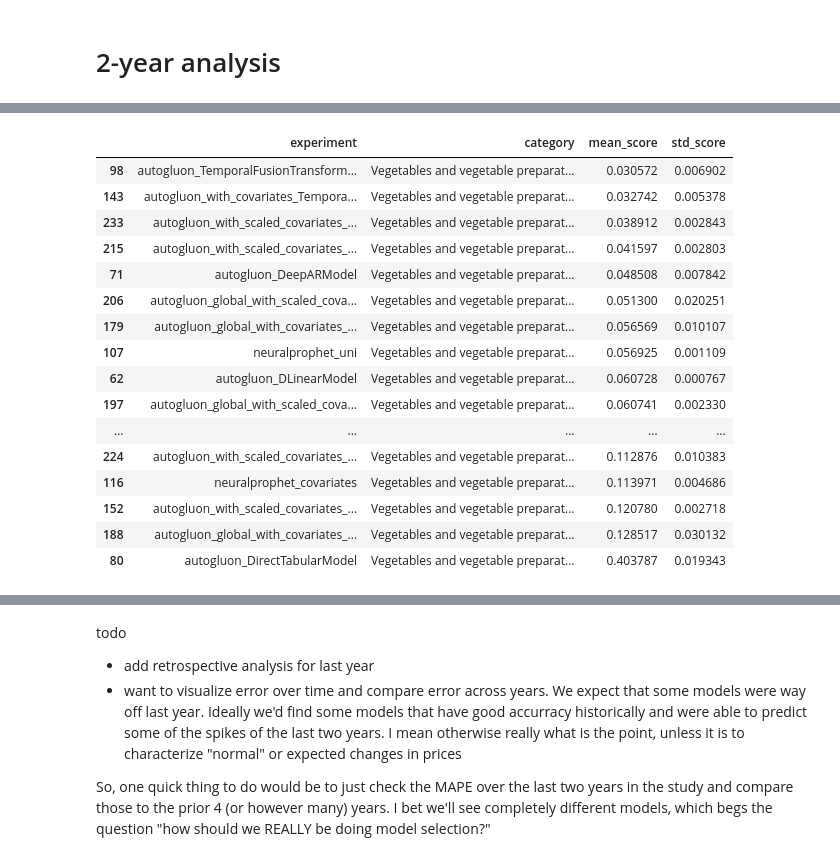
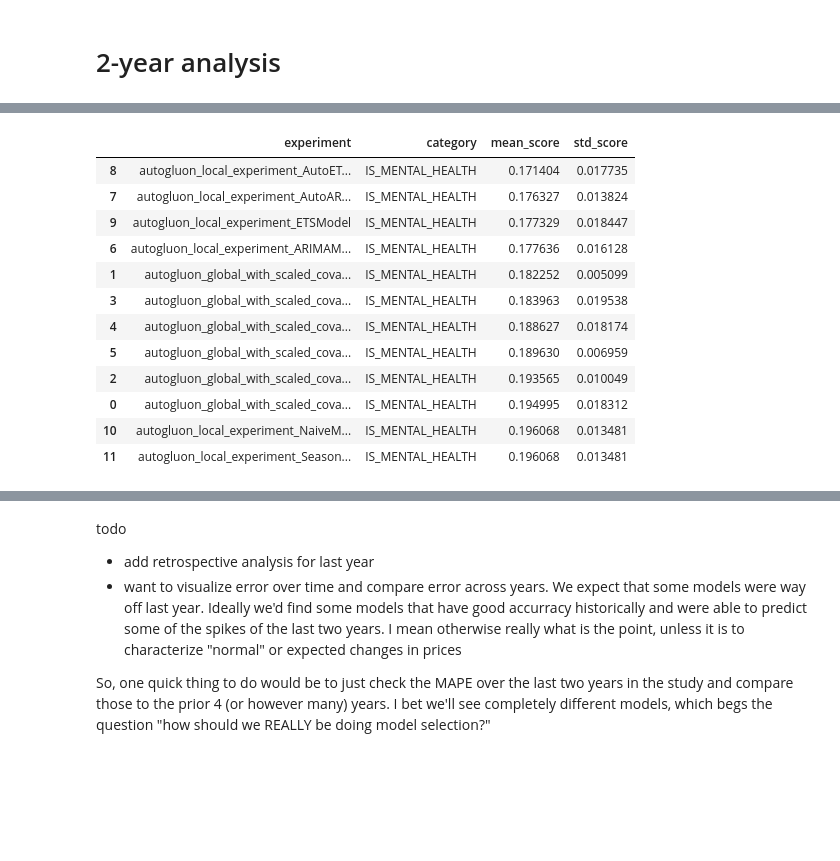
Before and after one commit to kristinakupf/mentalhealth_forecasting, a Jupyter notebook: src/experiment_scripts/experimental_analysis.ipynb, the cells around one changed output, grey strips where cells are left out. Saved outputs shown, nothing was run; the diff lists cells and outputs as text; code cells hidden in the pictures; blank space fills up the shorter version.

```diff
--- a/src/experiment_scripts/experimental_analysis.ipynb
+++ b/src/experiment_scripts/experimental_analysis.ipynb
@@ -58 +12,18 @@ experiments = [
+# %%
+experiments = [
+#     "autogluon_global_with_scaled_covariates_experiment_DeepARModel",
+#     "autogluon_global_with_scaled_covariates_experiment_DirectTabularModel",
+#     "autogluon_global_with_scaled_covariates_experiment_DLinearModel",
+#     "autogluon_global_with_scaled_covariates_experiment_PatchTSTModel",
+#     "autogluon_global_with_scaled_covariates_experiment_RecursiveTabularModel",
+#     "autogluon_global_with_scaled_covariates_experiment_TemporalFusionTransformerModel",
+    "autogluon_local_experiment_ARIMAModel",
+    "autogluon_local_experiment_AutoARIMAModel",
+    "autogluon_local_experiment_AutoETSModel",
+    "autogluon_local_experiment_ETSModel",
+    "autogluon_local_experiment_NaiveModel",
+    "autogluon_local_experiment_SeasonalNaiveModel"
+]
+
+prediction_length = 12
 # %%
@@ -116,7 +98,9 @@ point_metrics = {
 # %% [markdown]
 ## Compute metrics for median forecasts
 # %%
-def compute_all_scores(study_dates, study_metric='mape'):
+# def compute_all_scores(study_dates, study_metric='mape'):
+def compute_all_scores(study_dates, study_metric):
+
 
     # Prepare an empty list to store the results
     results = []
@@ -127,7 +111,7 @@ def compute_all_scores(study_dates, study_metric='mape'):
 
             for cutoff_date in study_dates:
 
-                forecast_csv_path = f"./output/experiments/{exp_name}/{str(12)}_weeks/{cutoff_date}/forecasts/{category}.csv"
+                forecast_csv_path = f"./slurm_scripts/output/experiments/{exp_name}/{str(prediction_length)}_weeks/{cutoff_date}/forecasts/{category}.csv"
                 forecast_df = pd.read_csv(forecast_csv_path, index_col=0)
                 forecast_df.index = pd.to_datetime(forecast_df.index)
 
@@ -414,23 +424,19 @@ mape_df
 # %%
-mape_df.loc[mape_df.category == "Vegetables and vegetable preparations"].sort_values('mean_score')
+mape_df.loc[mape_df.category == "IS_MENTAL_HEALTH"].sort_values('mean_score')
 # %% [output]
 |  | experiment | category | mean_score | std_score |
-| 98 | autogluon_TemporalFusionTransform... | Vegetables and vegetable preparat... | 0.030572 | 0.006902 |
-| 143 | autogluon_with_covariates_Tempora... | Vegetables and vegetable preparat... | 0.032742 | 0.005378 |
-| 233 | autogluon_with_scaled_covariates_... | Vegetables and vegetable preparat... | 0.038912 | 0.002843 |
-| 215 | autogluon_with_scaled_covariates_... | Vegetables and vegetable preparat... | 0.041597 | 0.002803 |
-| 71 | autogluon_DeepARModel | Vegetables and vegetable preparat... | 0.048508 | 0.007842 |
-| 206 | autogluon_global_with_scaled_cova... | Vegetables and vegetable preparat... | 0.051300 | 0.020251 |
-| 179 | autogluon_global_with_covariates_... | Vegetables and vegetable preparat... | 0.056569 | 0.010107 |
-| 107 | neuralprophet_uni | Vegetables and vegetable preparat... | 0.056925 | 0.001109 |
-| 62 | autogluon_DLinearModel | Vegetables and vegetable preparat... | 0.060728 | 0.000767 |
-| 197 | autogluon_global_with_scaled_cova... | Vegetables and vegetable preparat... | 0.060741 | 0.002330 |
-| ... | ... | ... | ... | ... |
-| 224 | autogluon_with_scaled_covariates_... | Vegetables and vegetable preparat... | 0.112876 | 0.010383 |
-| 116 | neuralprophet_covariates | Vegetables and vegetable preparat... | 0.113971 | 0.004686 |
-| 152 | autogluon_with_scaled_covariates_... | Vegetables and vegetable preparat... | 0.120780 | 0.002718 |
-| 188 | autogluon_global_with_covariates_... | Vegetables and vegetable preparat... | 0.128517 | 0.030132 |
-| 80 | autogluon_DirectTabularModel | Vegetables and vegetable preparat... | 0.403787 | 0.019343 |
+| 8 | autogluon_local_experiment_AutoET... | IS_MENTAL_HEALTH | 0.171404 | 0.017735 |
+| 7 | autogluon_local_experiment_AutoAR... | IS_MENTAL_HEALTH | 0.176327 | 0.013824 |
+| 9 | autogluon_local_experiment_ETSModel | IS_MENTAL_HEALTH | 0.177329 | 0.018447 |
+| 6 | autogluon_local_experiment_ARIMAM... | IS_MENTAL_HEALTH | 0.177636 | 0.016128 |
+| 1 | autogluon_global_with_scaled_cova... | IS_MENTAL_HEALTH | 0.182252 | 0.005099 |
+| 3 | autogluon_global_with_scaled_cova... | IS_MENTAL_HEALTH | 0.183963 | 0.019538 |
+| 4 | autogluon_global_with_scaled_cova... | IS_MENTAL_HEALTH | 0.188627 | 0.018174 |
+| 5 | autogluon_global_with_scaled_cova... | IS_MENTAL_HEALTH | 0.189630 | 0.006959 |
+| 2 | autogluon_global_with_scaled_cova... | IS_MENTAL_HEALTH | 0.193565 | 0.010049 |
+| 0 | autogluon_global_with_scaled_cova... | IS_MENTAL_HEALTH | 0.194995 | 0.018312 |
+| 10 | autogluon_local_experiment_NaiveM... | IS_MENTAL_HEALTH | 0.196068 | 0.013481 |
+| 11 | autogluon_local_experiment_Season... | IS_MENTAL_HEALTH | 0.196068 | 0.013481 |
 # %%
 best_results_2_year = []
 
```
Also changed, not shown: parts of 16 cells of this notebook.
